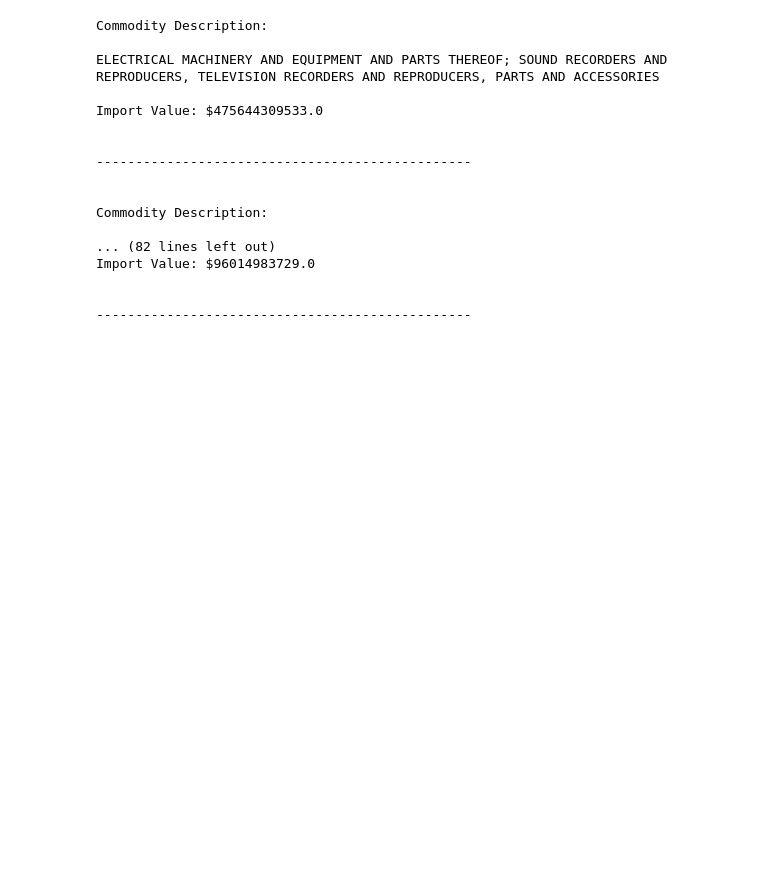
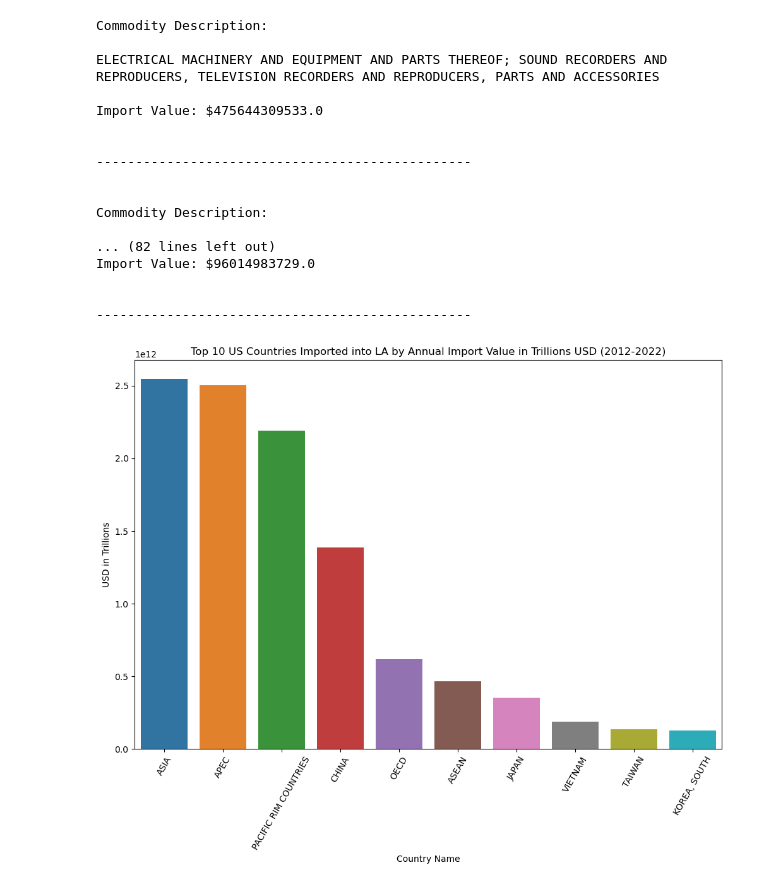
Before and after one commit to TDanner7/group_project, a Jupyter notebook: notebooks/us_ports.ipynb, the cells around one changed output. Drawn from its saved outputs; the diff is of its cells as text; code cells hidden in the pictures; blank space fills up the shorter version.

```diff
--- a/notebooks/us_ports.ipynb
+++ b/notebooks/us_ports.ipynb
@@ -390,6 +409,21 @@ Import Value: $96014983729.0
 
 
 ------------------------------------------------
+# %%
+# Plotting with Seaborn
+plt.figure(figsize=(12, 8))
+sns.barplot(
+    data=top_10_countries,
+    x='CTY_NAME',
+    y='GEN_VAL_YR'
+)
+plt.xlabel('Country Name')
+plt.ylabel('USD in Trillions')
+plt.title('Top 10 US Countries Imported into LA by Annual Import Value in Trillions USD (2012-2022)')
+plt.xticks(rotation=60)
+plt.show()
+# %% [output]
+[figure, added]
 # %%
 # Plot the top 10 countries imported into top US Port
 top_10_countries_plot = top_10_countries.hvplot(
```
Also changed, not shown: parts of 7 cells of this notebook, 1 other file.
